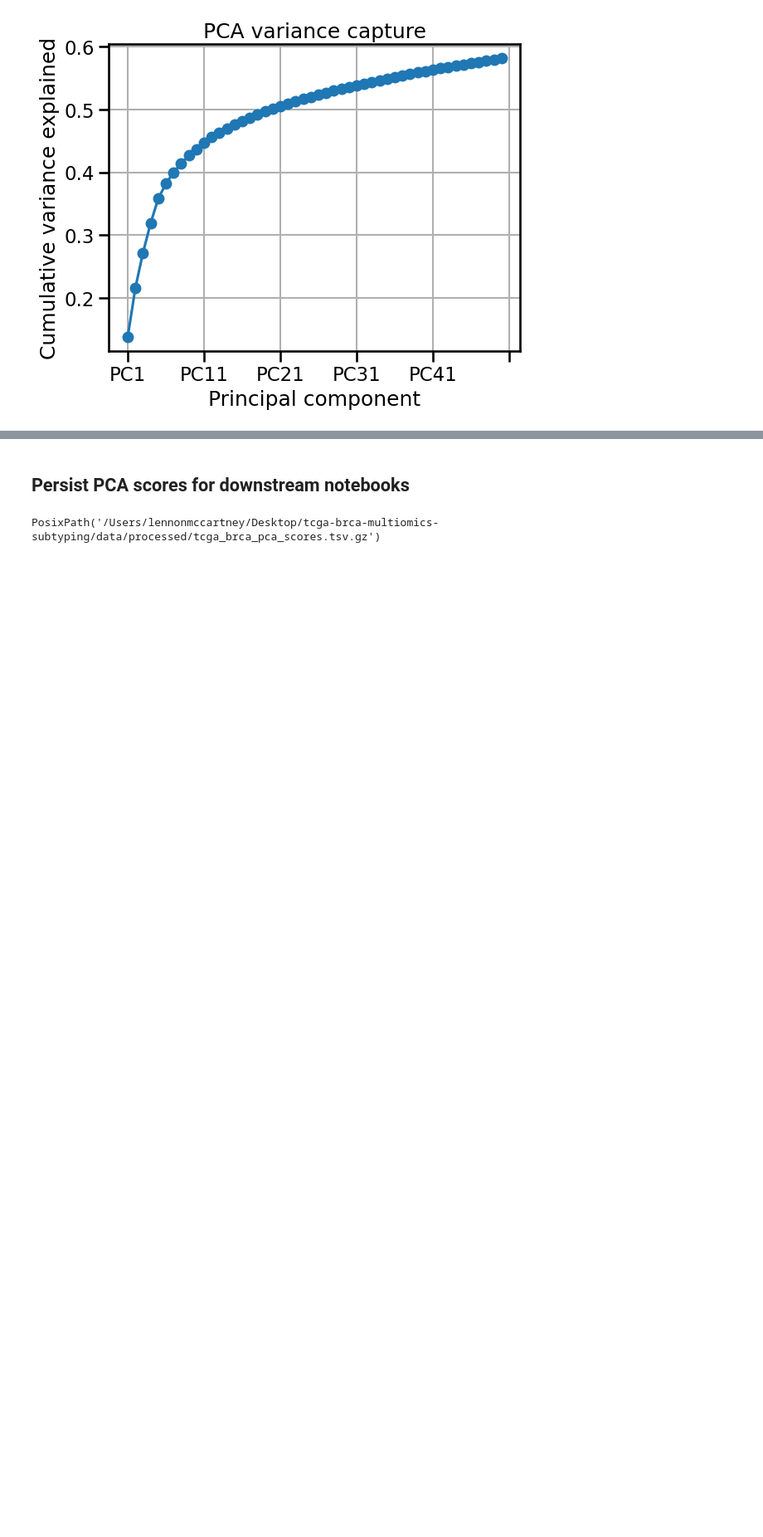
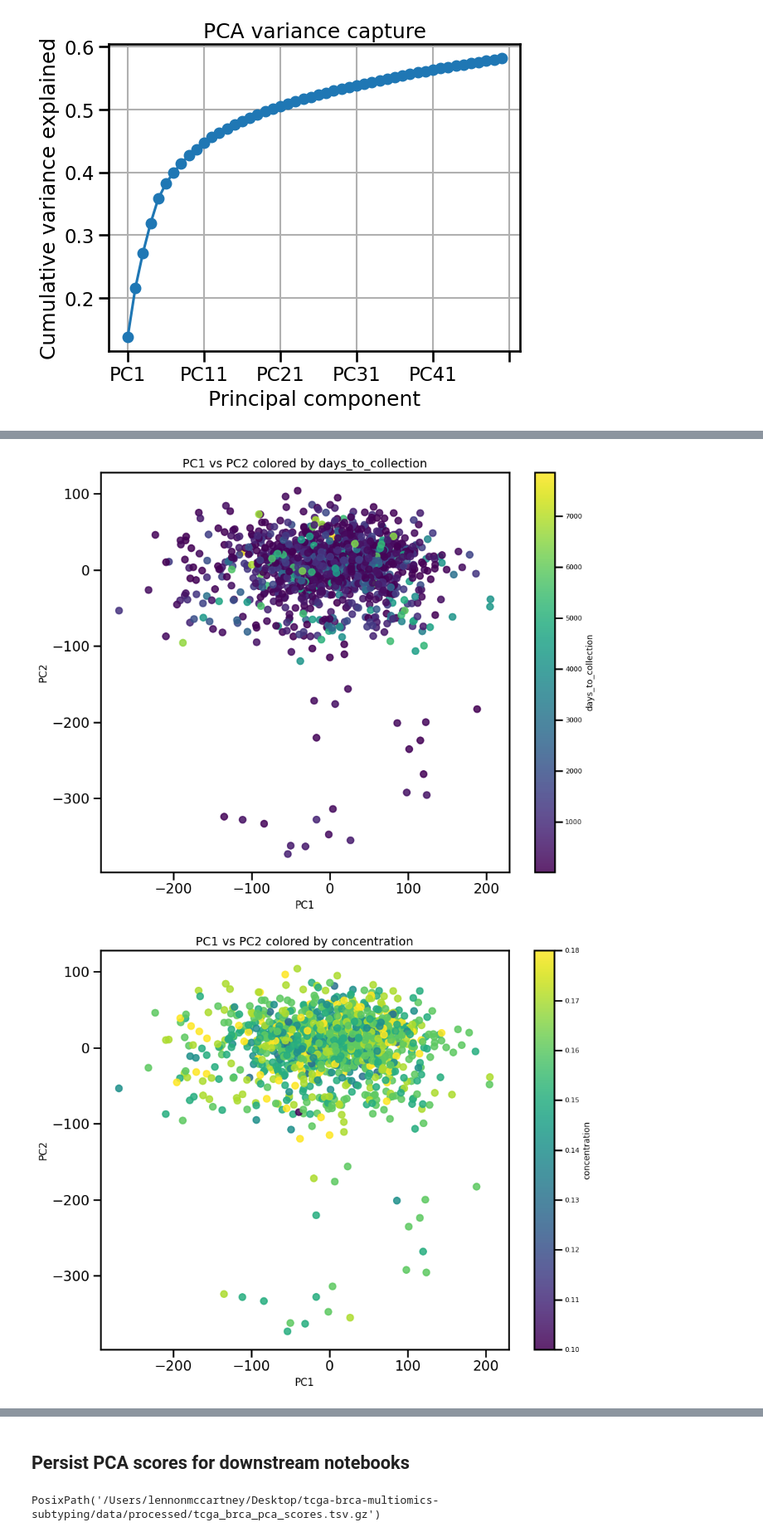
Before and after one commit to sarthak-arora1997/tcga-brca-multiomics-subtyping, a Jupyter notebook: notebooks/02_expression_qc_and_pca.ipynb, the cells around one changed output, grey strips where cells are left out. Shown at 83% size. Drawn from its saved outputs; the diff is of its cells as text; code cells hidden in the pictures; blank space fills up the shorter version.

```diff
--- a/notebooks/02_expression_qc_and_pca.ipynb
+++ b/notebooks/02_expression_qc_and_pca.ipynb
@@ -154,0 +216,7 @@ Text(0, 0.5, 'PC4')
+# %%
+plot_pca_continuous(pca_with_biospecimen, color_col="days_to_collection")
+plot_pca_continuous(pca_with_biospecimen, color_col="concentration")
+plot_pca_continuous(pca_with_biospecimen, color_col="aliquot_quantity")
+# %% [output]
+[figure, added]
+[figure, added]
```
Also changed, not shown: parts of 17 cells of this notebook, 2 other files.
